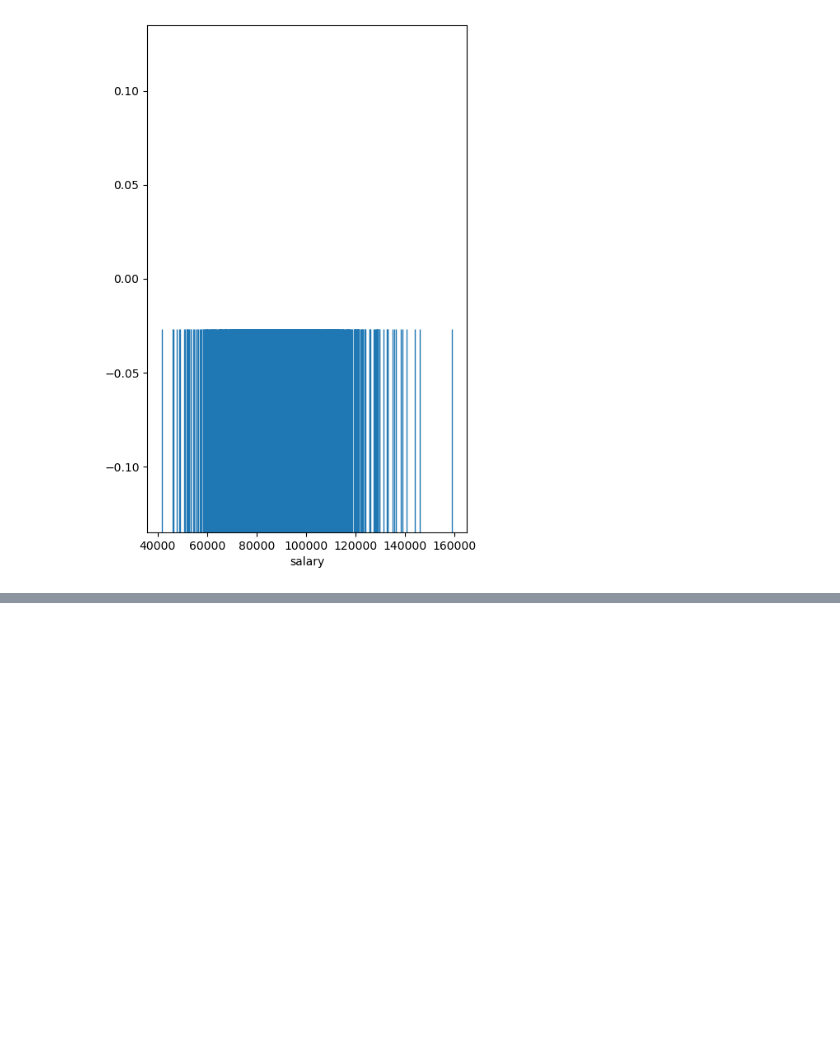
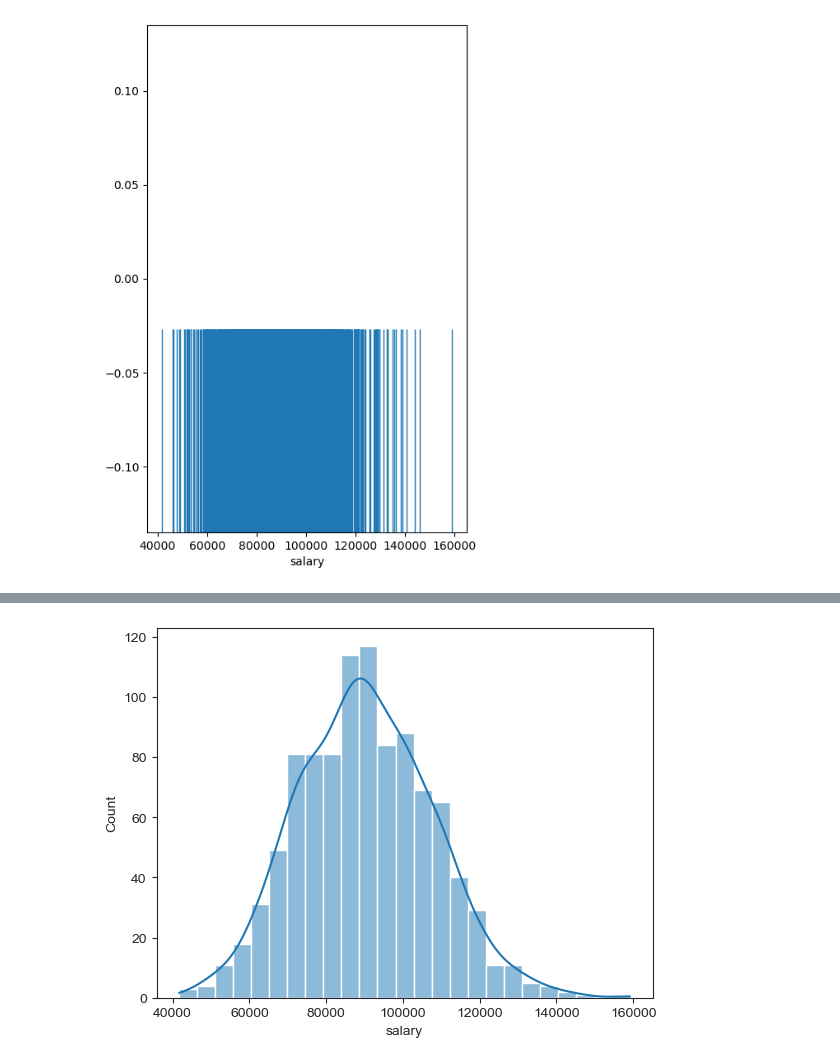
Before and after one commit to rohitcodism/ML-DS, a Jupyter notebook: practices/Seaborn/scatterPlot.ipynb, the cells around one changed output, grey strips where cells are left out. Drawn from its saved outputs; the diff is of its cells as text; code cells hidden in the pictures; blank space fills up the shorter version.

```diff
--- a/practices/Seaborn/scatterPlot.ipynb
+++ b/practices/Seaborn/scatterPlot.ipynb
@@ -66,0 +67,5 @@ sns.displot(data=df, x='salary', color='red', edgecolor = 'blue', linewidth=2, l
+# %%
+sns.histplot(data=df, x='salary', kde=True)
+plt.show()
+# %% [output]
+[figure, added]
```
Also changed, not shown: parts of 9 cells of this notebook.
